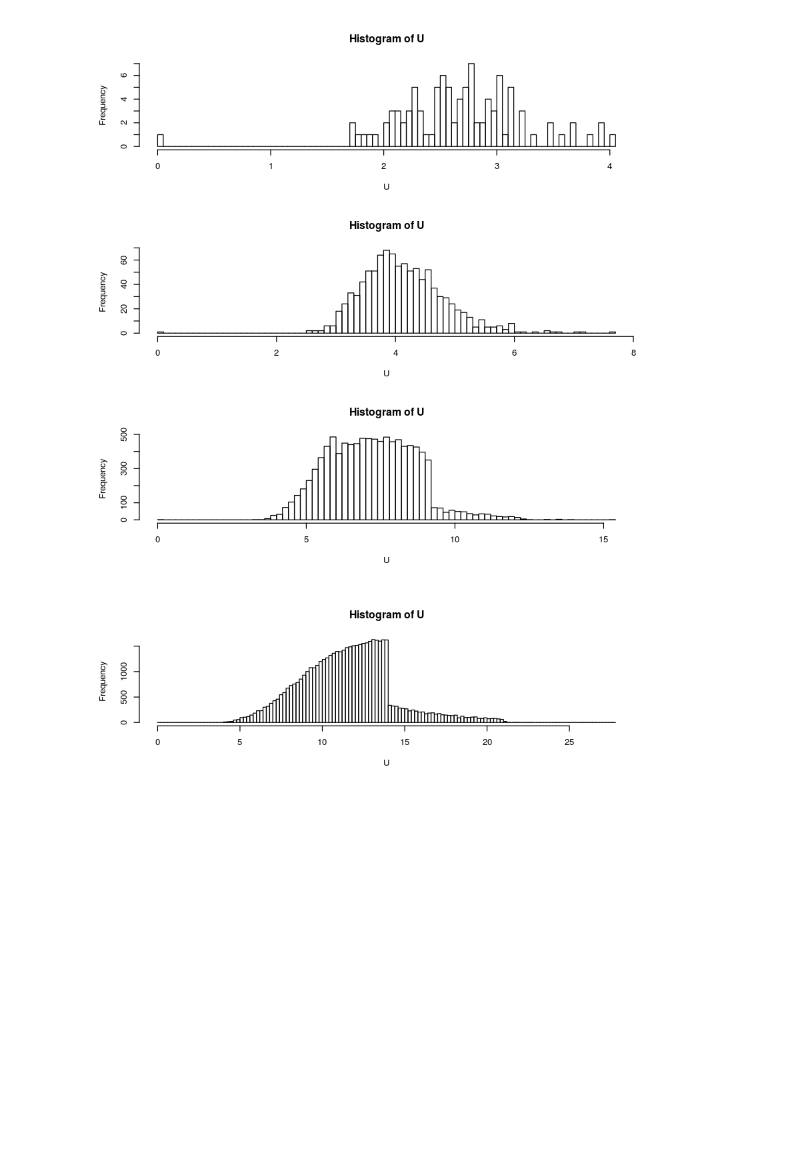
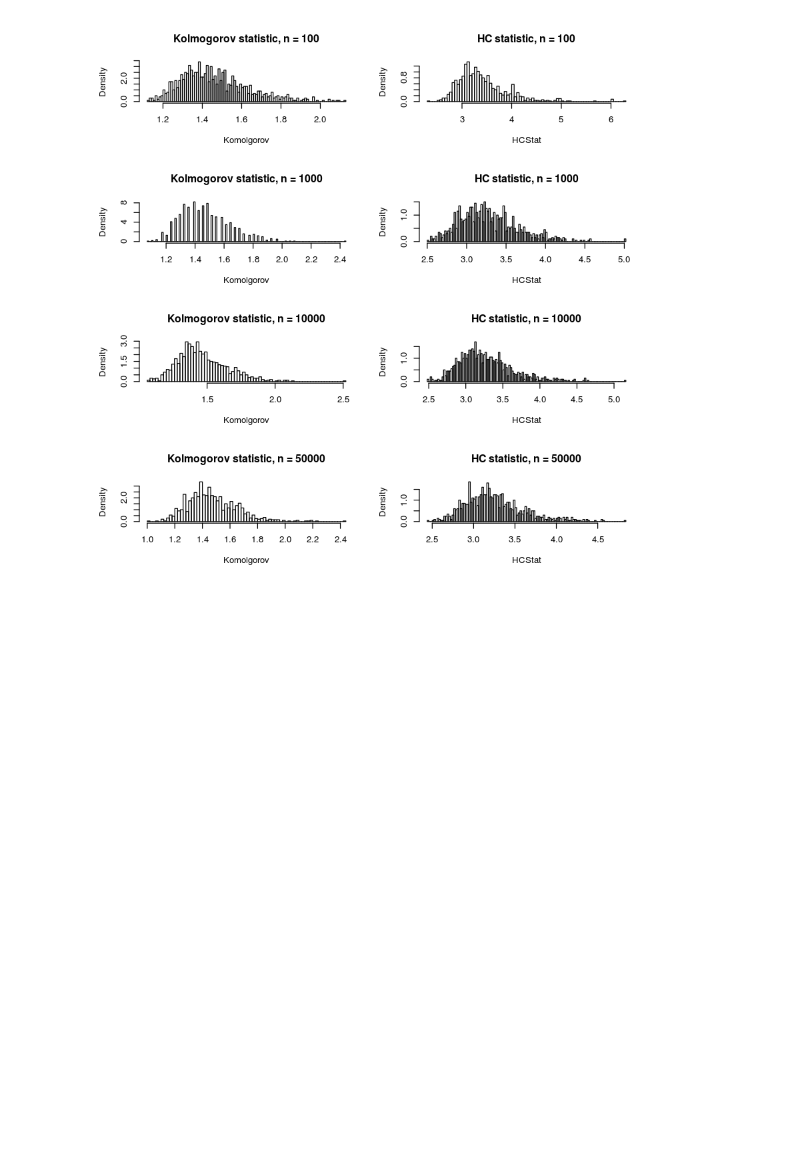
Before and after one commit to janice-mccarthy/HCAsymp, a Jupyter notebook: HCAsym.ipynb, the cells around one changed output. Drawn from its saved outputs; the diff is of its cells as text; code cells hidden in the pictures; blank space fills up the shorter version.

```diff
--- a/HCAsym.ipynb
+++ b/HCAsym.ipynb
@@ -1,18 +0,0 @@
-# %%
-m<-1000
-n<-1000
-
-par(mfrow=c(3,1))
-for (m in c(100,1000,10000,50000)) {
-    U<-rep(0,m)
-    for (i in 2:m){
-         t <- 1/i
-         S <- rbinom(m,n,prob=t)
-         W <- (S-n*t)/(sqrt(n*t*(1-t)))
-         U[i] <- max(W)
-    }
-    hist(U,breaks=100)
-}
-# %% [output]
-[figure, removed]
-[figure, removed]
@@ -18,0 +25,39 @@ for (m in c(100,1000,10000,50000)) {
+# %%
+ntrials<-1000
+
+K_stats<-NULL
+
+ts<-seq(0.001,.99999,by=.001)
+ninterval <- length(ts)
+
+W<-rep(0,ninterval)
+U<-rep(0,ntrials)
+
+par(mfrow=c(2,2))
+for (n in c(100,1000,10000,50000)) {   #This is the asymptotic result - taking number of tests to very large
+   for (k in 1:ntrials) {  #Repeat for a number of generated datasets
+    for (i in 1:ninterval) { #Get maximum over t for fixed number of tests
+         t <- ts[i]
+         S <- rbinom(1,n,prob=t)
+         W[i] <- sqrt(n)*(S/n-t)
+    }
+    U[k] <- max(W)
+ }
+    K_stats<-c(K_stats,U)
+#    hist(U,breaks=100,freq=FALSE)
+}
+# %%
+par(mfrow=c(4,2))
+hist(K_stats[1:1000],breaks=100,freq=FALSE,main="Kolmogorov statistic, n = 100",xlab = "Komolgorov")
+hist(HC_stats[1:1000],breaks=100,freq=FALSE,main="HC statistic, n = 100",xlab = "HCStat")
+
+hist(K_stats[1001:2000],breaks=100,freq=FALSE,main="Kolmogorov statistic, n = 1000",xlab = "Komolgorov")
+hist(HC_stats[1001:2000],breaks=100,freq=FALSE,main="HC statistic, n = 1000",xlab = "HCStat")
+
+hist(K_stats[2001:3000],breaks=100,freq=FALSE,main="Kolmogorov statistic, n = 10000",xlab = "Komolgorov")
+hist(HC_stats[2001:3000],breaks=100,freq=FALSE,main="HC statistic, n = 10000",xlab = "HCStat")
+
+hist(K_stats[3001:4000],breaks=100,freq=FALSE,main="Kolmogorov statistic, n = 50000",xlab = "Komolgorov")
+hist(HC_stats[3001:4000],breaks=100,freq=FALSE,main="HC statistic, n = 50000",xlab = "HCStat")
+# %% [output]
+[figure, added]
```
Also changed, not shown: parts of 2 cells of this notebook, 1 other file.
